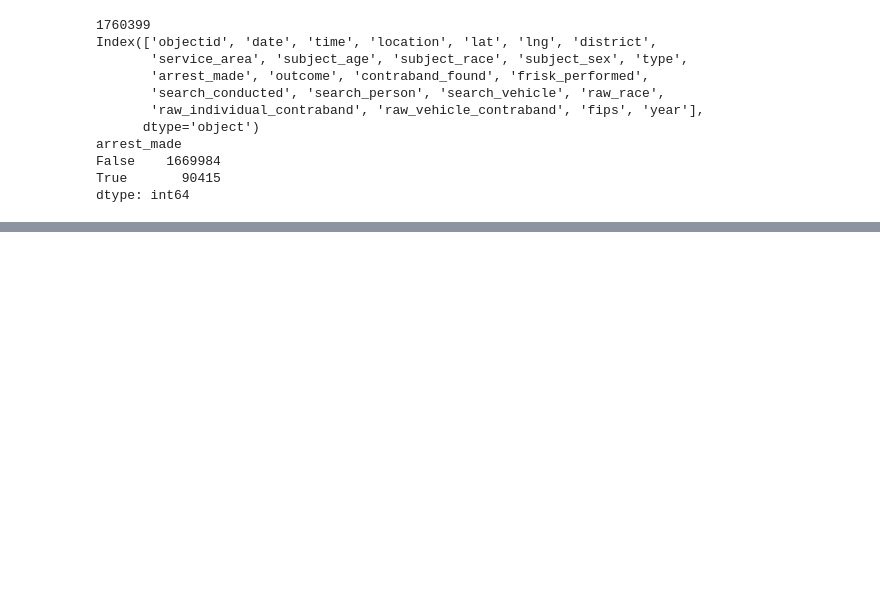
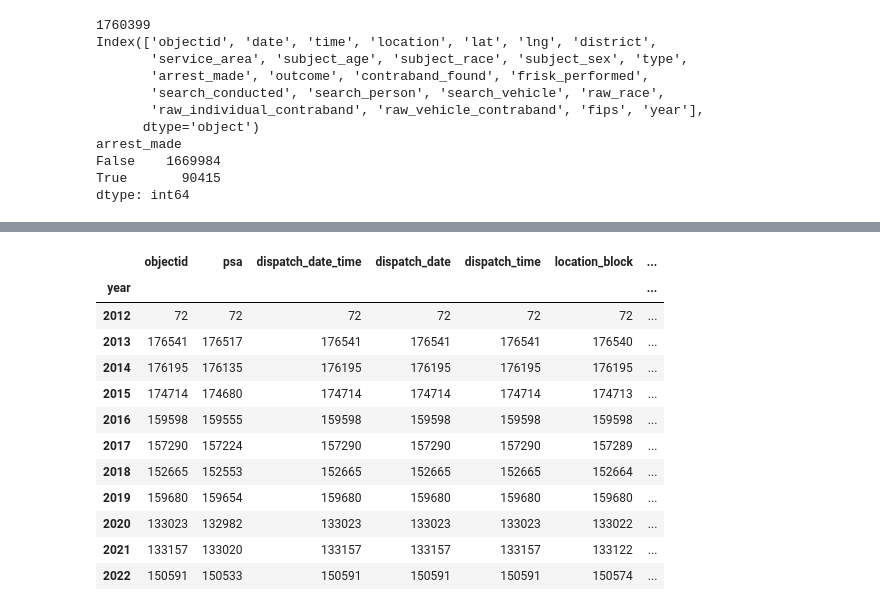
Before and after one commit to aboissie/Datathon, a Jupyter notebook: Features.ipynb, the cells around one changed output, grey strips where cells are left out. Saved outputs shown, nothing was run; the diff lists cells and outputs as text; code cells hidden in the pictures; blank space fills up the shorter version.

```diff
--- a/Features.ipynb
+++ b/Features.ipynb
@@ -135,0 +281,16 @@ stops_agg.head()
+# %%
+crimes.groupby('year').count()
+# %% [output]
+|  | objectid | psa | dispatch_date_time | dispatch_date | dispatch_time | location_block | ... |
+| year |  |  |  |  |  |  | ... |
+| 2012 | 72 | 72 | 72 | 72 | 72 | 72 | ... |
+| 2013 | 176541 | 176517 | 176541 | 176541 | 176541 | 176540 | ... |
+| 2014 | 176195 | 176135 | 176195 | 176195 | 176195 | 176195 | ... |
+| 2015 | 174714 | 174680 | 174714 | 174714 | 174714 | 174713 | ... |
+| 2016 | 159598 | 159555 | 159598 | 159598 | 159598 | 159598 | ... |
+| 2017 | 157290 | 157224 | 157290 | 157290 | 157290 | 157289 | ... |
+| 2018 | 152665 | 152553 | 152665 | 152665 | 152665 | 152664 | ... |
+| 2019 | 159680 | 159654 | 159680 | 159680 | 159680 | 159680 | ... |
+| 2020 | 133023 | 132982 | 133023 | 133023 | 133023 | 133022 | ... |
+| 2021 | 133157 | 133020 | 133157 | 133157 | 133157 | 133122 | ... |
+| 2022 | 150591 | 150533 | 150591 | 150591 | 150591 | 150574 | ... |
```
Also changed, not shown: parts of 15 cells of this notebook, 1 other file.
